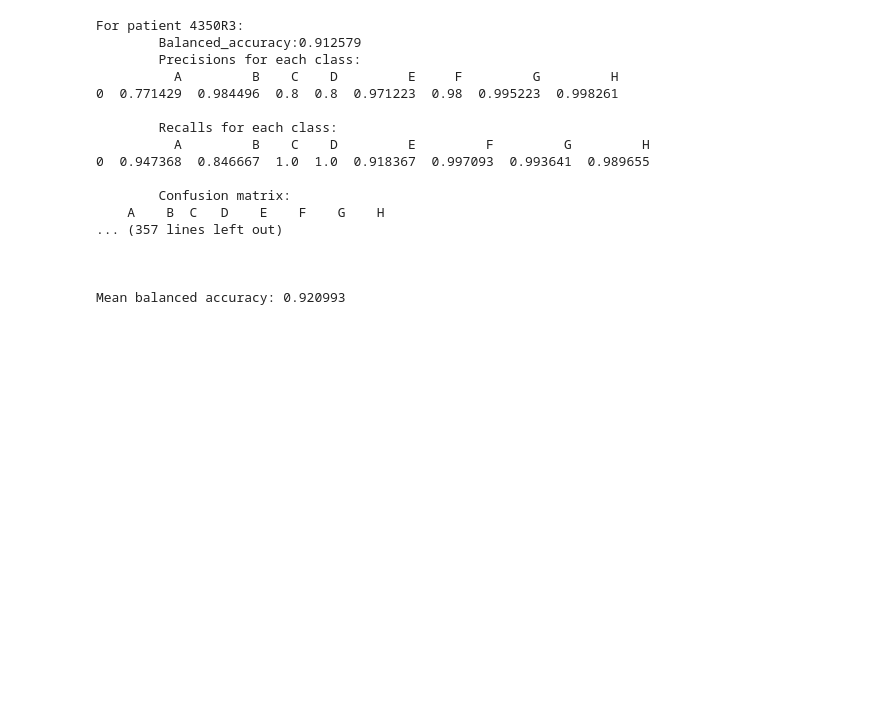
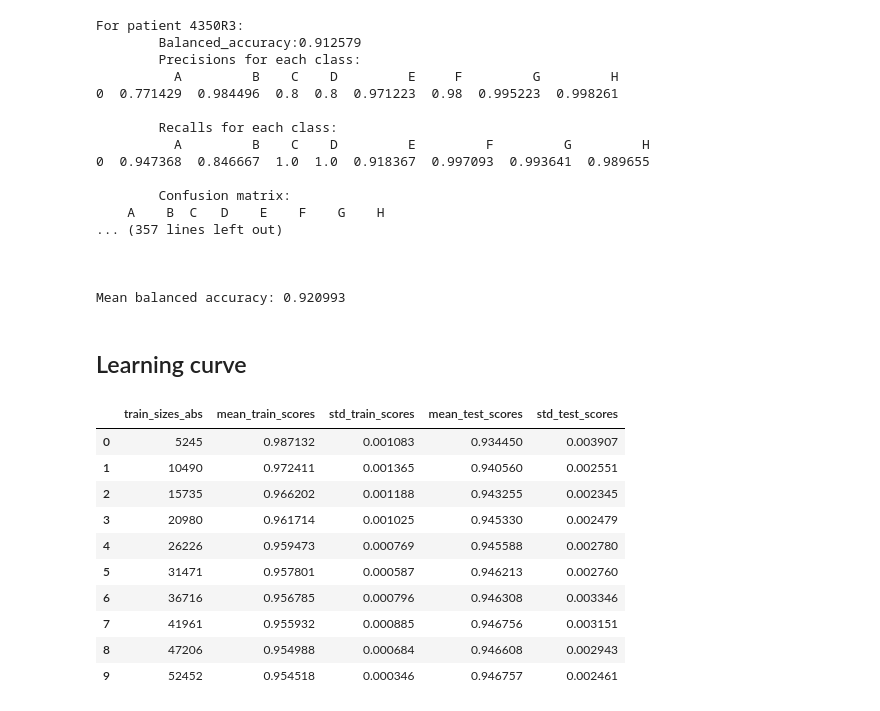
Before and after one commit to ohsu-comp-bio/mIHC-ML, a Jupyter notebook: test1_and_test3_result_by_mix_cells.ipynb, the cells around one changed output. Cells and saved outputs as stored; diff of their text form; code cells hidden in the pictures; blank space fills up the shorter version.

Commit message:
add test1_and_test3 learning curve

```diff
--- a/test1_and_test3_result_by_mix_cells.ipynb
+++ b/test1_and_test3_result_by_mix_cells.ipynb
@@ -185,3 +185,20 @@ For patient 4350R3:
 
 
 Mean balanced accuracy: 0.920993
+# %% [markdown]
+## Learning curve
+# %%
+curve=pd.read_csv('./Galaxy13-[Model_Validation_on_data_9_and_data_2].tabular', sep='\t')
+curve
+# %% [output]
+|  | train_sizes_abs | mean_train_scores | std_train_scores | mean_test_scores | std_test_scores |
+| 0 | 5245 | 0.987132 | 0.001083 | 0.934450 | 0.003907 |
+| 1 | 10490 | 0.972411 | 0.001365 | 0.940560 | 0.002551 |
+| 2 | 15735 | 0.966202 | 0.001188 | 0.943255 | 0.002345 |
+| 3 | 20980 | 0.961714 | 0.001025 | 0.945330 | 0.002479 |
+| 4 | 26226 | 0.959473 | 0.000769 | 0.945588 | 0.002780 |
+| 5 | 31471 | 0.957801 | 0.000587 | 0.946213 | 0.002760 |
+| 6 | 36716 | 0.956785 | 0.000796 | 0.946308 | 0.003346 |
+| 7 | 41961 | 0.955932 | 0.000885 | 0.946756 | 0.003151 |
+| 8 | 47206 | 0.954988 | 0.000684 | 0.946608 | 0.002943 |
+| 9 | 52452 | 0.954518 | 0.000346 | 0.946757 | 0.002461 |
```
Also changed, not shown: parts of 1 cell of this notebook, 1 other file.
